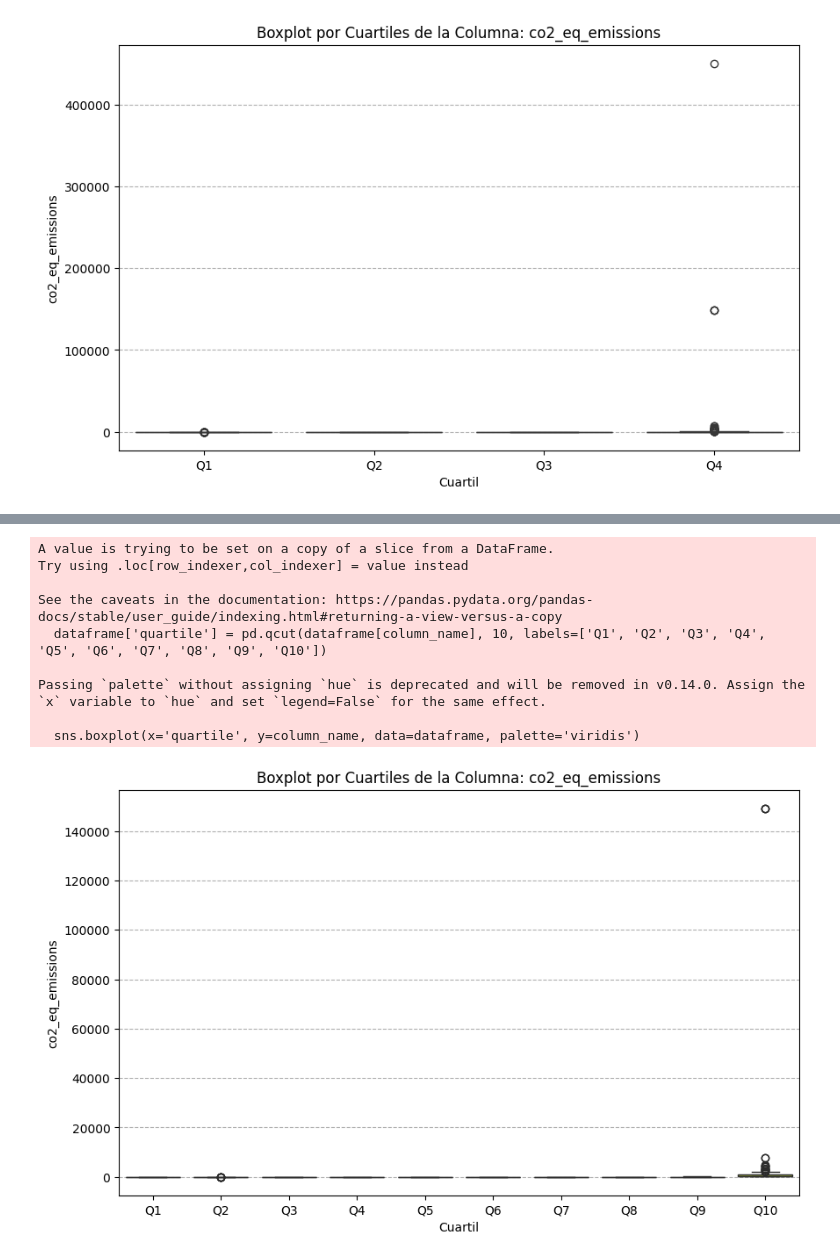
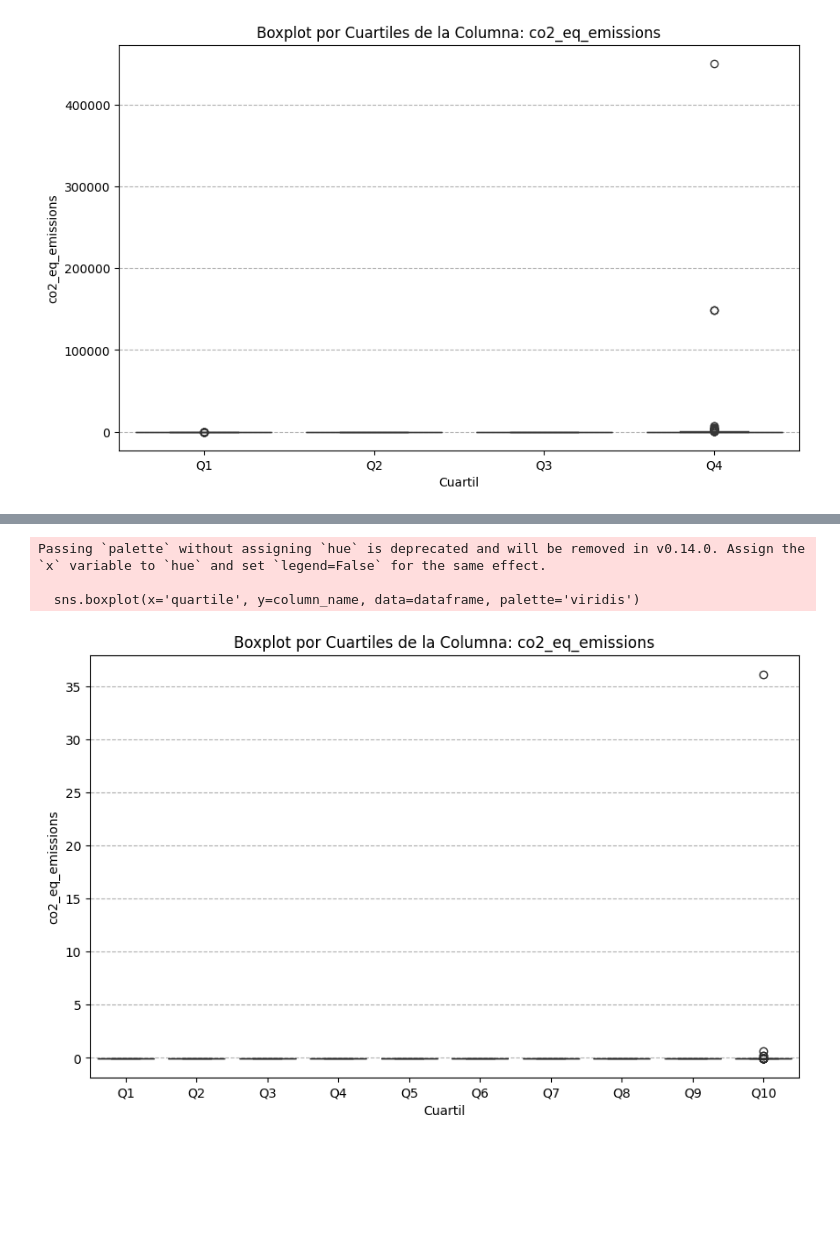
Before and after one commit to jufegare000/hugging-face-co2-multivariate-analysis, a Jupyter notebook: notebooks/2_variance_covariance.ipynb, the cells around one changed output, grey strips where cells are left out. Saved outputs shown, nothing was run; the diff lists cells and outputs as text; code cells hidden in the pictures; blank space fills up the shorter version.

```diff
--- a/notebooks/2_variance_covariance.ipynb
+++ b/notebooks/2_variance_covariance.ipynb
@@ -19,5 +19,5 @@ covariances_utils = CovarianceUtils()
 # %%
-data_frame = pd.read_csv('../assets/HFCO2_imputed.csv')
+data_frame = pd.read_csv('../assets/HFCO2_cleaned_and_imputed.csv')
 # %%
 data_frame
 # %% [output]
@@ -269,13 +195,7 @@ df4.describe()
 # %%
-create_quartiles_and_boxplot(df3, 'co2_eq_emissions')
+create_quartiles_and_boxplot(df_scaled, 'co2_eq_emissions')
 # %% [output]
-A value is trying to be set on a copy of a slice from a DataFrame.
-Try using .loc[row_indexer,col_indexer] = value instead
-
-See the caveats in the documentation: https://pandas.pydata.org/pandas-docs/stable/user_guide/indexing.html#returning-a-view-versus-a-copy
-  dataframe['quartile'] = pd.qcut(dataframe[column_name], 10, labels=['Q1', 'Q2', 'Q3', 'Q4', 'Q5', 'Q6', 'Q7', 'Q8', 'Q9', 'Q10'])
-
 Passing `palette` without assigning `hue` is deprecated and will be removed in v0.14.0. Assign the `x` variable to `hue` and set `legend=False` for the same effect.
 
   sns.boxplot(x='quartile', y=column_name, data=dataframe, palette='viridis')
-[figure, old version]
+[figure, new version]
```
Also changed, not shown: parts of 20 cells of this notebook, 11 other files.
